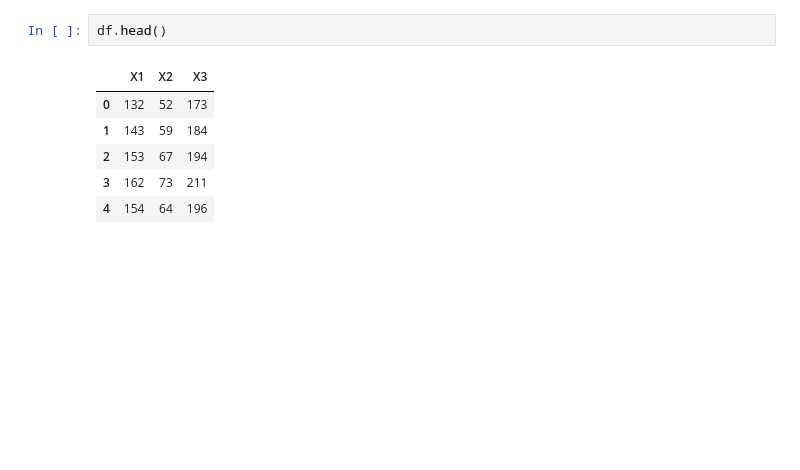
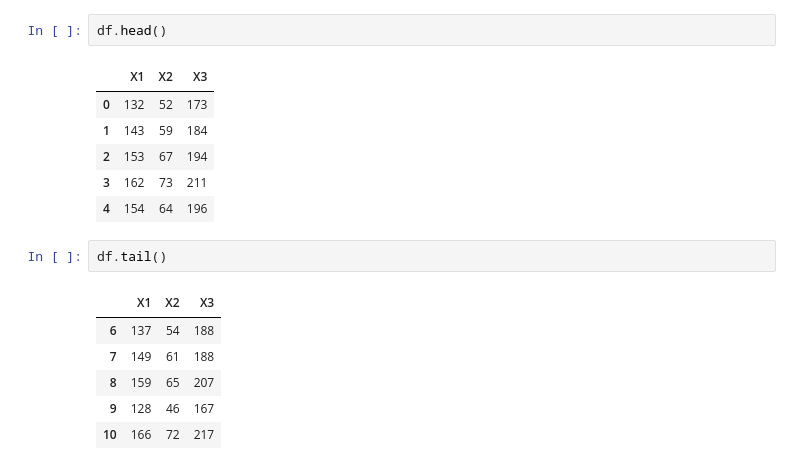
Before and after one commit to sunwenliang14/credit-card-risk, a Jupyter notebook: credit-risk-analysis.ipynb, the cells around one changed output. Cells and saved outputs as stored; diff of their text form; blank space fills up the shorter version.

```diff
--- a/credit-risk-analysis.ipynb
+++ b/credit-risk-analysis.ipynb
@@ -1077,3 +1077,12 @@ df.head()
 | 2 | 153 | 67 | 194 |
 | 3 | 162 | 73 | 211 |
 | 4 | 154 | 64 | 196 |
+# %%
+df.tail()
+# %% [output]
+|  | X1 | X2 | X3 |
+| 6 | 137 | 54 | 188 |
+| 7 | 149 | 61 | 188 |
+| 8 | 159 | 65 | 207 |
+| 9 | 128 | 46 | 167 |
+| 10 | 166 | 72 | 217 |
```
